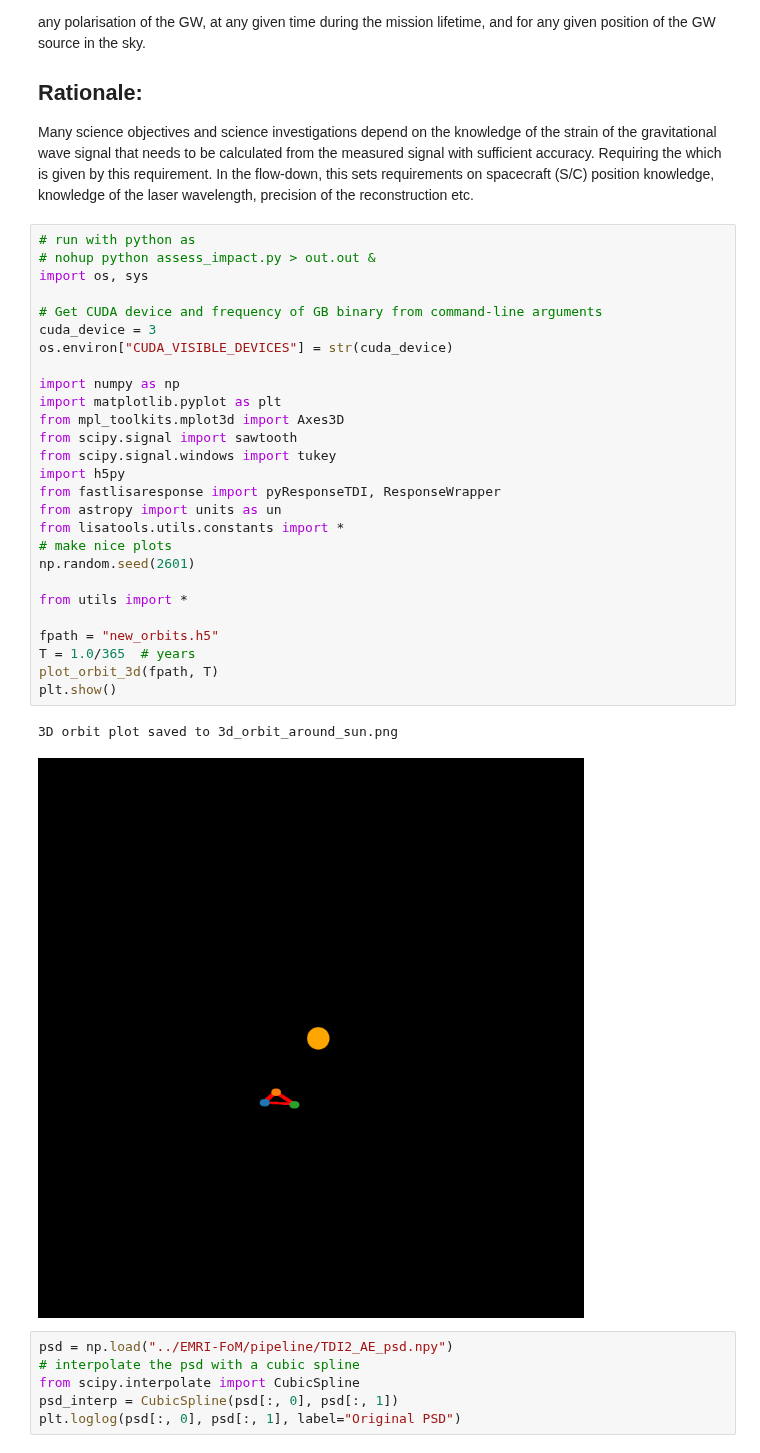
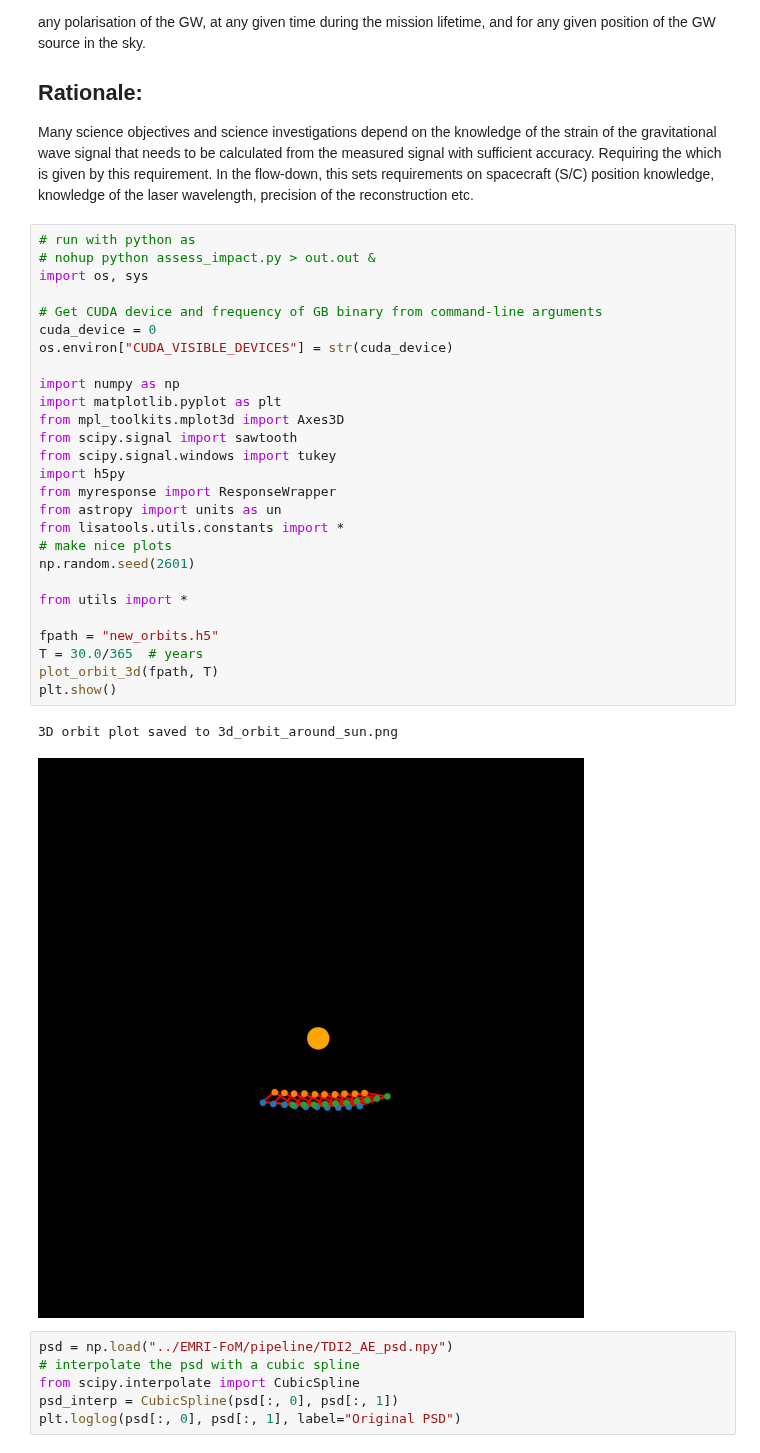
Before and after one commit to lorenzsp/ResponseRequirements, a Jupyter notebook: response_tutorial.ipynb, the cells around one changed output. Drawn from its saved outputs; the diff is of its cells as text.

```diff
--- a/response_tutorial.ipynb
+++ b/response_tutorial.ipynb
@@ -9,33 +9,33 @@ Many science objectives and science investigations depend on the knowledge of th
 # %%
 # run with python as
 # nohup python assess_impact.py > out.out &
 import os, sys
 
 # Get CUDA device and frequency of GB binary from command-line arguments
-cuda_device = 3
+cuda_device = 0
 os.environ["CUDA_VISIBLE_DEVICES"] = str(cuda_device)
 
 import numpy as np
 import matplotlib.pyplot as plt
 from mpl_toolkits.mplot3d import Axes3D
 from scipy.signal import sawtooth
 from scipy.signal.windows import tukey
 import h5py
-from fastlisaresponse import pyResponseTDI, ResponseWrapper
+from myresponse import ResponseWrapper
 from astropy import units as un
 from lisatools.utils.constants import *
 # make nice plots
 np.random.seed(2601)
 
 from utils import *
 
 fpath = "new_orbits.h5"
-T = 1.0/365  # years
+T = 30.0/365  # years
 plot_orbit_3d(fpath, T)
 plt.show()
 # %% [output]
 3D orbit plot saved to 3d_orbit_around_sun.png
-[figure, old version]
+[figure, new version]
 # %%
 psd = np.load("../EMRI-FoM/pipeline/TDI2_AE_psd.npy")
 # interpolate the psd with a cubic spline
```
Also changed, not shown: parts of 15 cells of this notebook, 6 other files.
